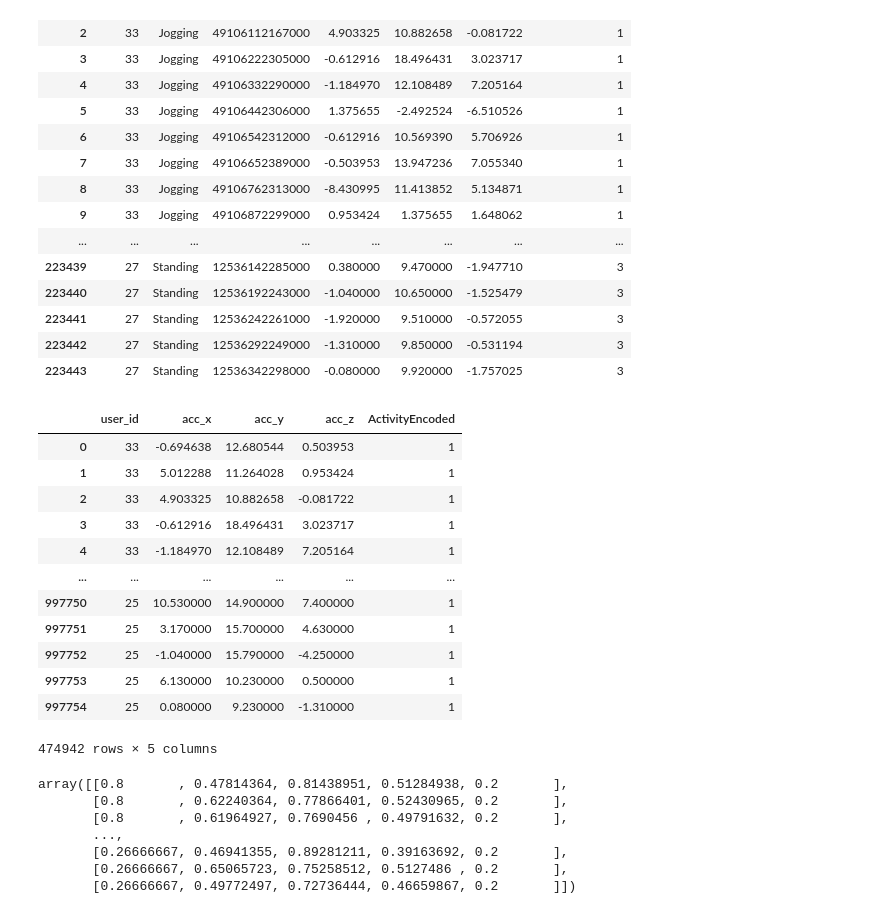
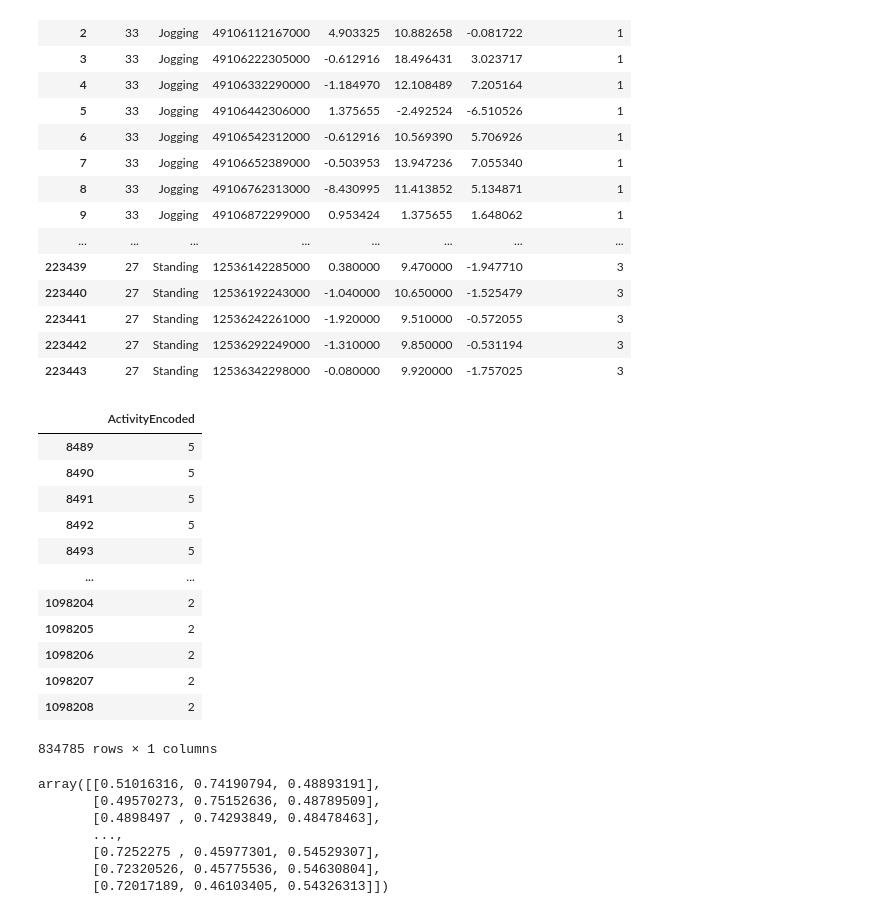
Before and after one commit to Khushbooagarwalhub/Machine-learning_project3, a Jupyter notebook: tensorflow.ipynb, the cells around one changed output. Saved outputs shown, nothing was run; the diff lists cells and outputs as text; code cells hidden in the pictures.

```diff
--- a/tensorflow.ipynb
+++ b/tensorflow.ipynb
@@ -527,18 +515,26 @@ data_test =  data[data['user_id'] <=20]
+# %%
+data_train = data[data['user_id'] <=28]
+data_test =  data[data['user_id'] > 28]
+x_train = data_train[['acc_x','acc_y','acc_z']]
+x_test = data_test[['acc_x','acc_y','acc_z']]
+y_train = data_train[['ActivityEncoded']]
+y_test = data_test[['ActivityEncoded']]
+y_train
+# %% [output]
+|  | ActivityEncoded |
+| 8489 | 5 |
+| 8490 | 5 |
+| 8491 | 5 |
+| 8492 | 5 |
+| 8493 | 5 |
+| ... | ... |
+| 1098204 | 2 |
+| 1098205 | 2 |
+| 1098206 | 2 |
+| 1098207 | 2 |
+| 1098208 | 2 |
+834785 rows × 1 columns
 # %%
-data_train
-data_train_filter = data_train[['user_id','acc_x','acc_y','acc_z','ActivityEncoded']]
-data_train_filter
+#data_train_filter = data_train[['user_id','acc_x','acc_y','acc_z','ActivityEncoded']]
+#data_train_filter = data_train[['acc_x','acc_y','acc_z','ActivityEncoded']]
+#data_train_filter
-# %% [output]
-|  | user_id | acc_x | acc_y | acc_z | ActivityEncoded |
-| 0 | 33 | -0.694638 | 12.680544 | 0.503953 | 1 |
-| 1 | 33 | 5.012288 | 11.264028 | 0.953424 | 1 |
-| 2 | 33 | 4.903325 | 10.882658 | -0.081722 | 1 |
-| 3 | 33 | -0.612916 | 18.496431 | 3.023717 | 1 |
-| 4 | 33 | -1.184970 | 12.108489 | 7.205164 | 1 |
-| ... | ... | ... | ... | ... | ... |
-| 997750 | 25 | 10.530000 | 14.900000 | 7.400000 | 1 |
-| 997751 | 25 | 3.170000 | 15.700000 | 4.630000 | 1 |
-| 997752 | 25 | -1.040000 | 15.790000 | -4.250000 | 1 |
-| 997753 | 25 | 6.130000 | 10.230000 | 0.500000 | 1 |
-| 997754 | 25 | 0.080000 | 9.230000 | -1.310000 | 1 |
-474942 rows × 5 columns
@@ -545,14 +543,15 @@ data_train_filter
 # %%
+from scipy import stats
 from sklearn.preprocessing import MinMaxScaler
 scaler = MinMaxScaler(feature_range = (0, 1))
 
-data_training_scaled = scaler.fit_transform(data_train_filter)
-data_training_scaled
+x_training_scaled = scaler.fit_transform(x_train)
+x_training_scaled
 # %% [output]
-array([[0.8       , 0.47814364, 0.81438951, 0.51284938, 0.2       ],
-       [0.8       , 0.62240364, 0.77866401, 0.52430965, 0.2       ],
-       [0.8       , 0.61964927, 0.7690456 , 0.49791632, 0.2       ],
+array([[0.51016316, 0.74190794, 0.48893191],
+       [0.49570273, 0.75152636, 0.48789509],
+       [0.4898497 , 0.74293849, 0.48478463],
        ...,
-       [0.26666667, 0.46941355, 0.89281211, 0.39163692, 0.2       ],
-       [0.26666667, 0.65065723, 0.75258512, 0.5127486 , 0.2       ],
-       [0.26666667, 0.49772497, 0.72736444, 0.46659867, 0.2       ]])
+       [0.7252275 , 0.45977301, 0.54529307],
+       [0.72320526, 0.45775536, 0.54630804],
+       [0.72017189, 0.46103405, 0.54326313]])
```
Also changed, not shown: parts of 44 cells of this notebook.
